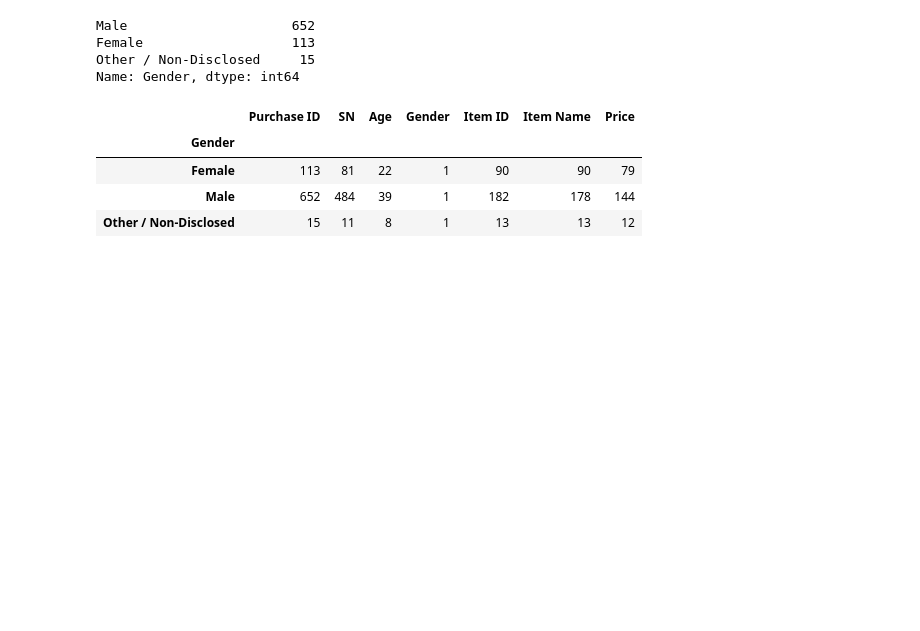
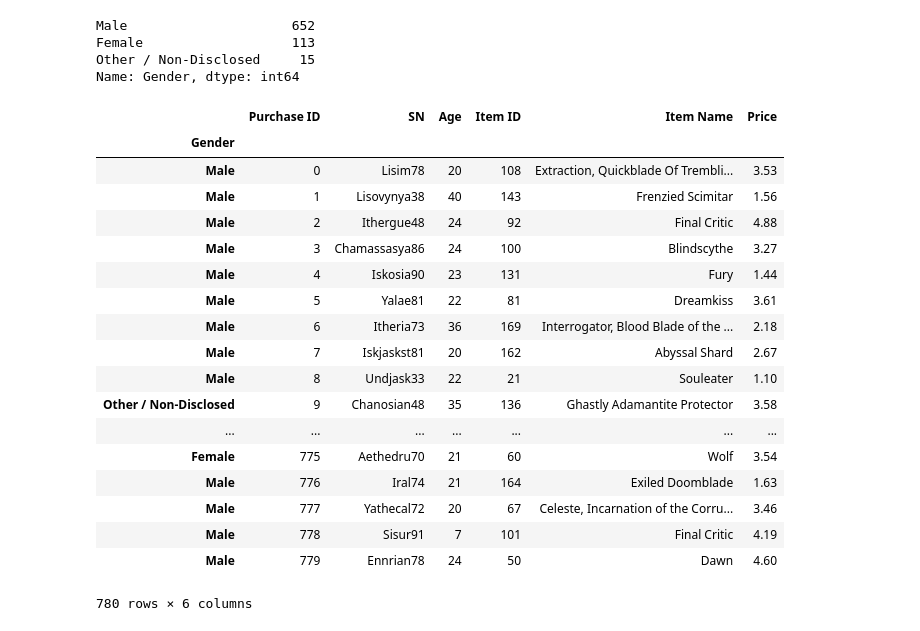
Before and after one commit to mldebaker/pandas-challenge, a Jupyter notebook: Heroes/The Magical Work of Mike.ipynb, the cells around one changed output. Saved outputs shown, nothing was run; the diff lists cells and outputs as text; code cells hidden in the pictures; blank space fills up the shorter version.

```diff
--- a/Heroes/The Magical Work of Mike.ipynb
+++ b/Heroes/The Magical Work of Mike.ipynb
@@ -92,11 +92,26 @@ Female                   113
 Other / Non-Disclosed     15
 Name: Gender, dtype: int64
 # %%
-groupP = df.groupby('Gender').nunique()
+groupP = df.set_index('Gender')
+grouped = groupP["Price"]
 groupP
 # %% [output]
-|  | Purchase ID | SN | Age | Gender | Item ID | Item Name | Price |
-| Gender |  |  |  |  |  |  |  |
-| Female | 113 | 81 | 22 | 1 | 90 | 90 | 79 |
-| Male | 652 | 484 | 39 | 1 | 182 | 178 | 144 |
-| Other / Non-Disclosed | 15 | 11 | 8 | 1 | 13 | 13 | 12 |
+|  | Purchase ID | SN | Age | Item ID | Item Name | Price |
+| Gender |  |  |  |  |  |  |
+| Male | 0 | Lisim78 | 20 | 108 | Extraction, Quickblade Of Trembli... | 3.53 |
+| Male | 1 | Lisovynya38 | 40 | 143 | Frenzied Scimitar | 1.56 |
+| Male | 2 | Ithergue48 | 24 | 92 | Final Critic | 4.88 |
+| Male | 3 | Chamassasya86 | 24 | 100 | Blindscythe | 3.27 |
+| Male | 4 | Iskosia90 | 23 | 131 | Fury | 1.44 |
+| Male | 5 | Yalae81 | 22 | 81 | Dreamkiss | 3.61 |
+| Male | 6 | Itheria73 | 36 | 169 | Interrogator, Blood Blade of the ... | 2.18 |
+| Male | 7 | Iskjaskst81 | 20 | 162 | Abyssal Shard | 2.67 |
+| Male | 8 | Undjask33 | 22 | 21 | Souleater | 1.10 |
+| Other / Non-Disclosed | 9 | Chanosian48 | 35 | 136 | Ghastly Adamantite Protector | 3.58 |
+| ... | ... | ... | ... | ... | ... | ... |
+| Female | 775 | Aethedru70 | 21 | 60 | Wolf | 3.54 |
+| Male | 776 | Iral74 | 21 | 164 | Exiled Doomblade | 1.63 |
+| Male | 777 | Yathecal72 | 20 | 67 | Celeste, Incarnation of the Corru... | 3.46 |
+| Male | 778 | Sisur91 | 7 | 101 | Final Critic | 4.19 |
+| Male | 779 | Ennrian78 | 24 | 50 | Dawn | 4.60 |
+780 rows × 6 columns
```
Also changed, not shown: parts of 1 cell of this notebook.
